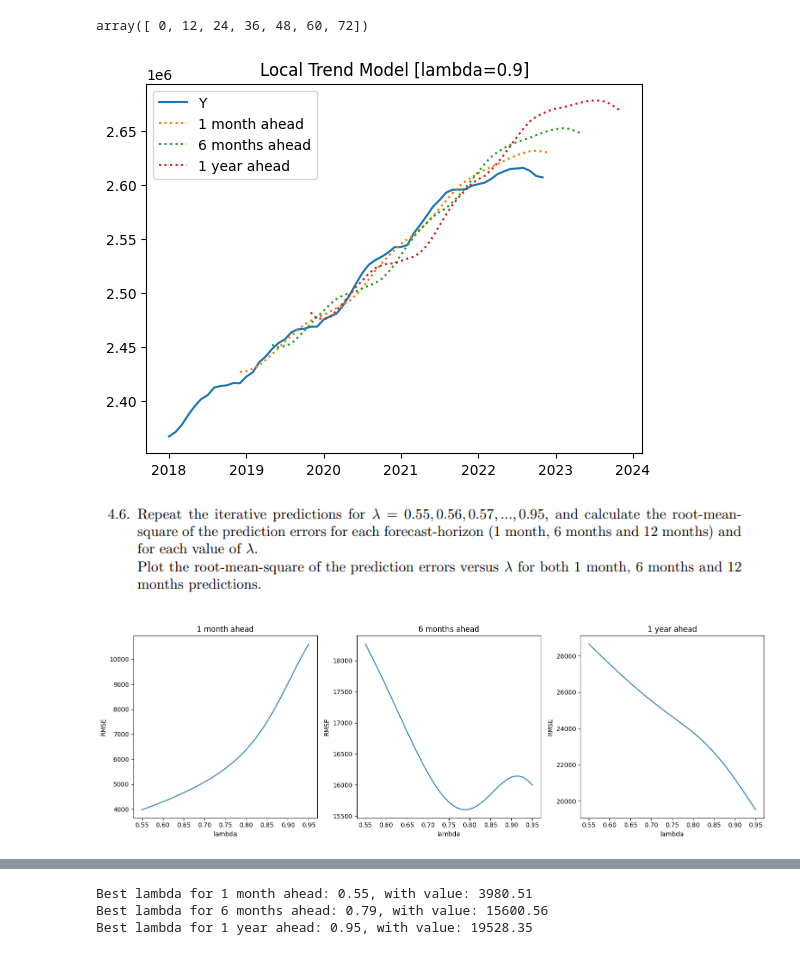
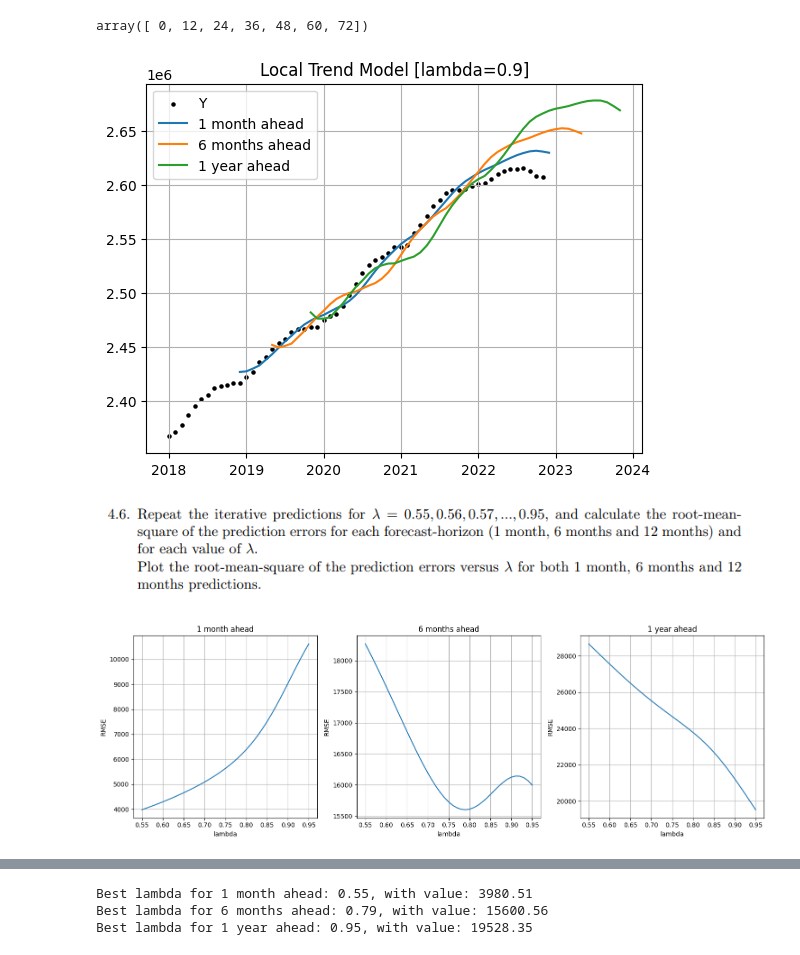
Before and after one commit to jakwisn/DTU-2024-TimeSeriesAnalysis, a Jupyter notebook: assignment1/a1e4.ipynb, the cells around one changed output, grey strips where cells are left out. Drawn from its saved outputs; the diff is of its cells as text; code cells hidden in the pictures.

```diff
--- a/assignment1/a1e4.ipynb
+++ b/assignment1/a1e4.ipynb
@@ -156,22 +156,26 @@ np.arange(0, len(Y)+14, 12)
 # %% [output]
 array([ 0, 12, 24, 36, 48, 60, 72])
 # %%
-plt.plot(df1['Y'], label='Y')
-plt.plot(df1['preds_1'], label='1 month ahead', linestyle=':')
-plt.plot(df6['preds_6'], label='6 months ahead', linestyle=':')
-plt.plot(df12['preds_12'], label='1 year ahead', linestyle=':')
+plt.scatter(np.arange(len(df1['Y'])), df1['Y'], 5,  label='Y', color='black')
+plt.plot(df1['preds_1'], label='1 month ahead', linestyle='-')
+plt.plot(df6['preds_6'], label='6 months ahead', linestyle='-')
+plt.plot(df12['preds_12'], label='1 year ahead', linestyle='-')
 
 # # set xticks
 
 plt.xticks(np.arange(0, len(Y)+14, 12), np.arange(2018, 2025))
 # set title
 plt.title('Local Trend Model [lambda=0.9]')
 
 plt.legend()
 # save plot
+
+# make a grid
+plt.grid()
+
 plt.savefig('local_trend_model.png')
 # %% [output]
-[figure, old version]
+[figure, new version]
 # %% [markdown]
 ![image.png](attachment:image.png)
 # %%
@@ -228,21 +232,22 @@ ax[0].plot(lambdas, rmses_1)
 ax[0].set_title('1 month ahead')
 ax[0].set_xlabel('lambda')
 ax[0].set_ylabel('RMSE')
-
+ax[0].grid()
 ax[1].plot(lambdas, rmses_6)
 ax[1].set_title('6 months ahead')
 ax[1].set_xlabel('lambda')
 ax[1].set_ylabel('RMSE')
-
+ax[1].grid()
 ax[2].plot(lambdas, rmses_12)
 ax[2].set_title('1 year ahead')
 ax[2].set_xlabel('lambda')
 ax[2].set_ylabel('RMSE')
+ax[2].grid()
 
 plt.tight_layout()
 plt.savefig('local_trend_model_rmses_diff_lambdas.png')
 # %% [output]
-[figure, old version]
+[figure, new version]
 # %% [markdown]
 ![image.png](attachment:image.png)
 # %%
```
Also changed, not shown: parts of 8 cells of this notebook.
